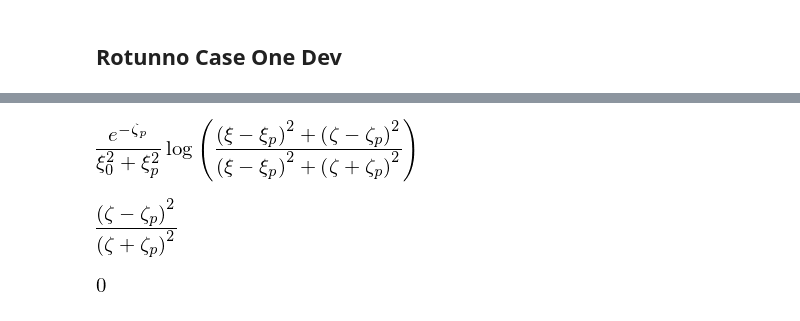
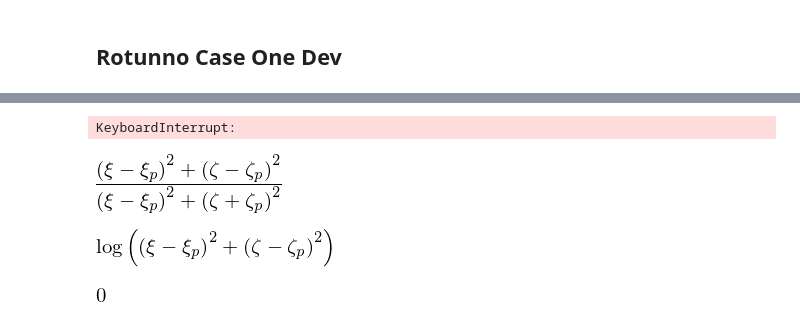
Before and after one commit to eshort0401/rotunno83, a Jupyter notebook: python_scripts/rotunno83.ipynb, the cells around one changed output, grey strips where cells are left out. Drawn from its saved outputs; the diff is of its cells as text; code cells hidden in the pictures.

```diff
--- a/python_scripts/rotunno83.ipynb
+++ b/python_scripts/rotunno83.ipynb
@@ -172,6 +241,6 @@ fn5 = -log((zeta-zetap)**2/(zeta+zetap)**2)*exp(-zetap)/(xi**2+xi0**2)
 # %%
-xip=np.linspace(-.1,.1,101)
-zetap=np.linspace(1.1,1.2,101)
+xip=np.linspace(-.1,.1,1000)
+zetap=np.linspace(1.1,1.2,1000)
 
 XIP, ZETAP = np.meshgrid(xip,zetap)
 
@@ -179,7 +248,5 @@ zeta=1.15
 xi0=0.1
 xi=0
 
-
-
 y1 = np.log(((xi-XIP)**2+(zeta-ZETAP)**2)/((xi-XIP)**2+(zeta+ZETAP)**2))*np.exp(-ZETAP)/(XIP**2+xi0**2)
-y2 = -np.log((zeta-ZETAP)**2/(zeta+ZETAP)**2)*np.exp(-ZETAP)/(xi**2+xi0**2)
+y2 = np.log(((xi-XIP)**2+(zeta-ZETAP)**2)/((xi-XIP)**2+(zeta+ZETAP)**2))*np.exp(-zeta)/(xi**2+xi0**2)
@@ -195,14 +286,20 @@ integrate(fn3,(zetap,0,oo))
+# %%
+fn = log(((xi-xip)**2+(z-zp)**2)/((xi-xip)**2+(z+zp)**2))*exp(-zp)/(xip**2+xi0**2)
+fn_alt = log(((xi-xip)**2+(z-zp)**2)/((xi-xip)**2+(z+zp)**2))*exp(-z)/(xip**2+xi0**2)
+
+integrate(fn_alt, (z, 0, oo))
+# %% [output]
+KeyboardInterrupt:
 # %%
-fn = log(((xi-xip)**2+(zeta-zetap)**2)/((xi-xip)**2+(zeta+zetap)**2))*exp(-zetap)/(xip**2+xi0**2)
-fn
+fn_2 = ((xi-xip)**2+(zeta-zetap)**2)/((xi-xip)**2+(zeta+zetap)**2)
+fn_2
+fn_2
 # %% [output]
-[figure, old version]
+[figure, new version]
-# %%
-fn_2 = ((xi-xip)**2+(zeta-zetap)**2)/((xi-xip)**2+(zeta+zetap)**2)
-fn_2
-fn_2.subs(xi,xip)
-# %% [output]
-[figure, removed]
 # %%
 init_printing()
+# %%
+fn
+# %% [output]
+[figure, added]
 # %%
```
Also changed, not shown: parts of 25 cells of this notebook, 2 other files.
